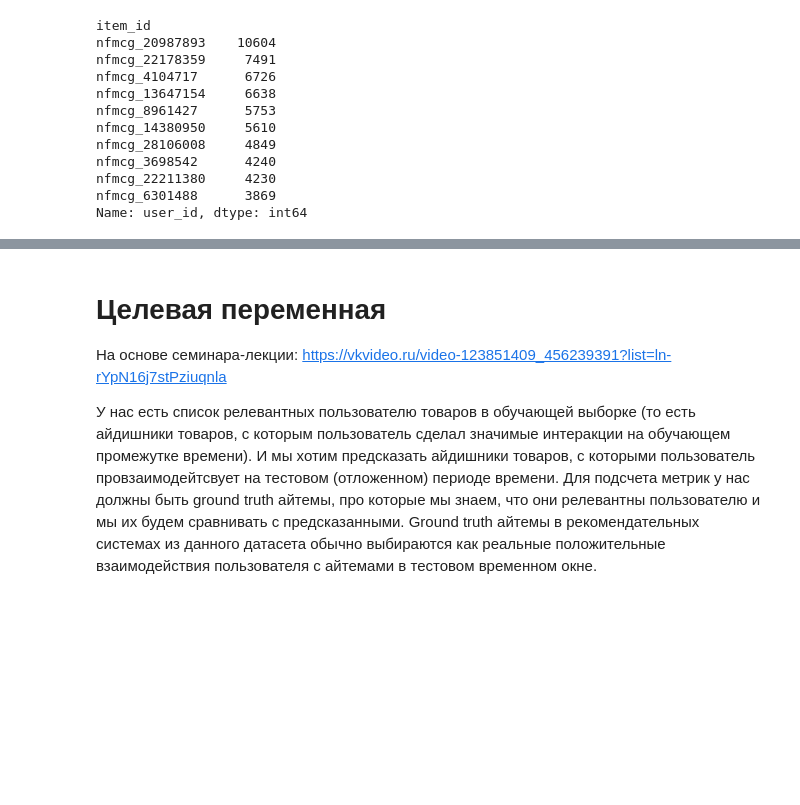
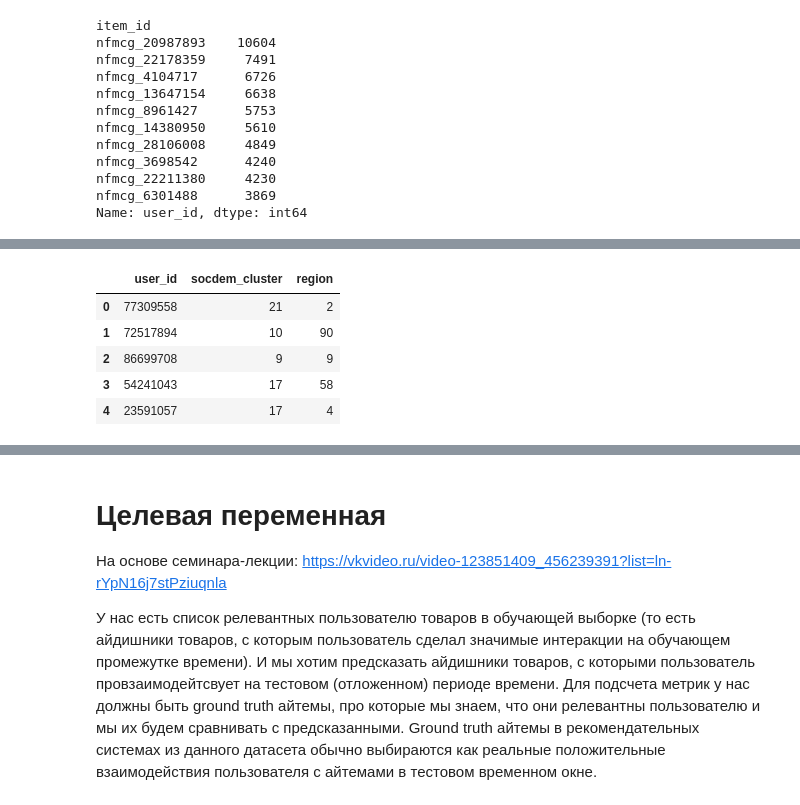
Before and after one commit to TheFckReal/dreamteam-recsys, a Jupyter notebook: notebooks/01_mk_marketplace_data_preprocessing.ipynb, the cells around one changed output, grey strips where cells are left out. Cells and saved outputs as stored; diff of their text form; code cells hidden in the pictures; blank space fills up the shorter version.

```diff
--- a/notebooks/01_mk_marketplace_data_preprocessing.ipynb
+++ b/notebooks/01_mk_marketplace_data_preprocessing.ipynb
@@ -608,4 +723,0 @@ Name: count, dtype: int64
-# %%
-# Преобразуем столбцы в категориальный тип
-users_df['socdem_cluster'] = users_df['socdem_cluster'].astype('category')
-users_df['region'] = users_df['region'].astype('category')
@@ -819,0 +893,9 @@ correlation_matrix_full
+# %%
+users_df.head()
+# %% [output]
+|  | user_id | socdem_cluster | region |
+| 0 | 77309558 | 21 | 2 |
+| 1 | 72517894 | 10 | 90 |
+| 2 | 86699708 | 9 | 9 |
+| 3 | 54241043 | 17 | 58 |
+| 4 | 23591057 | 17 | 4 |
```
Also changed, not shown: parts of 88 cells of this notebook, 1 other file.
